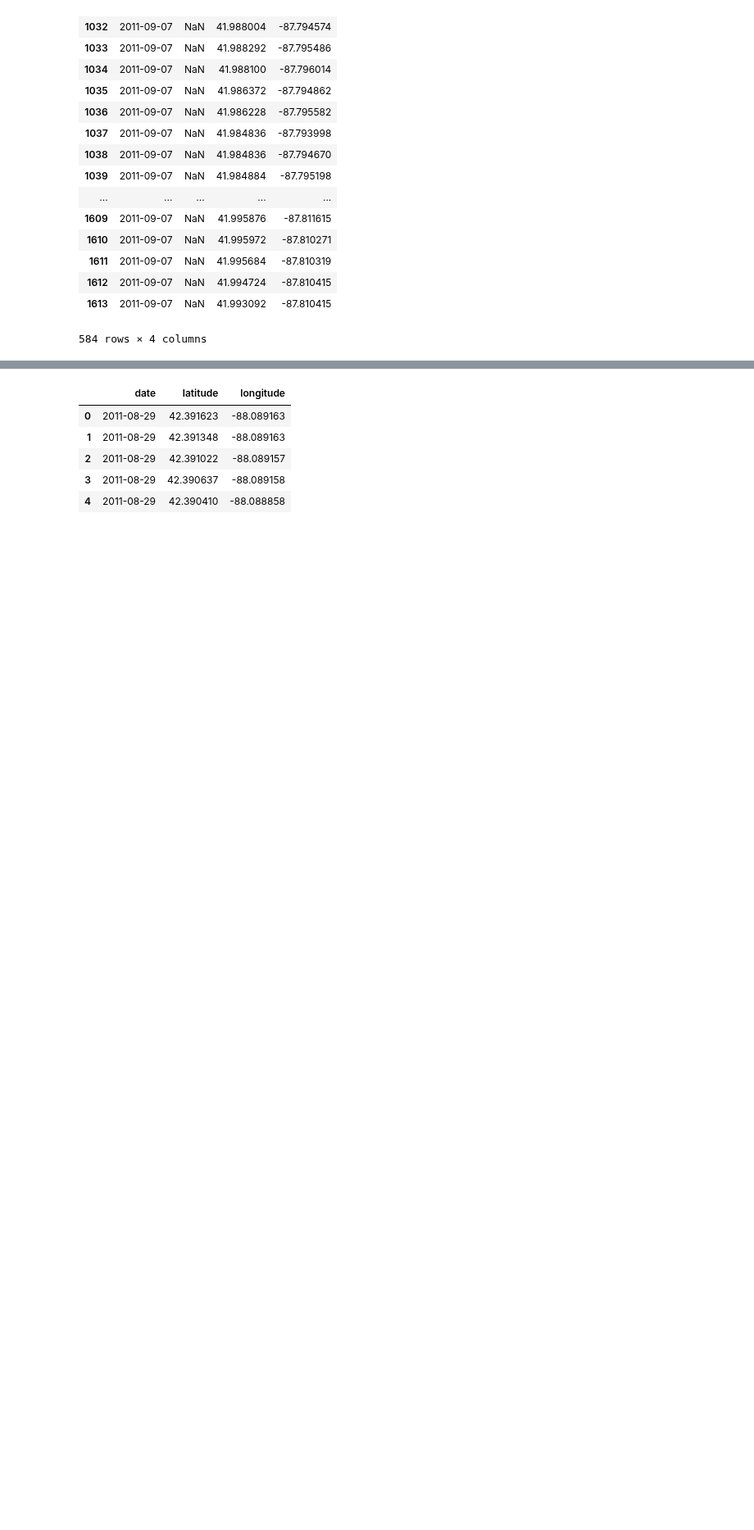
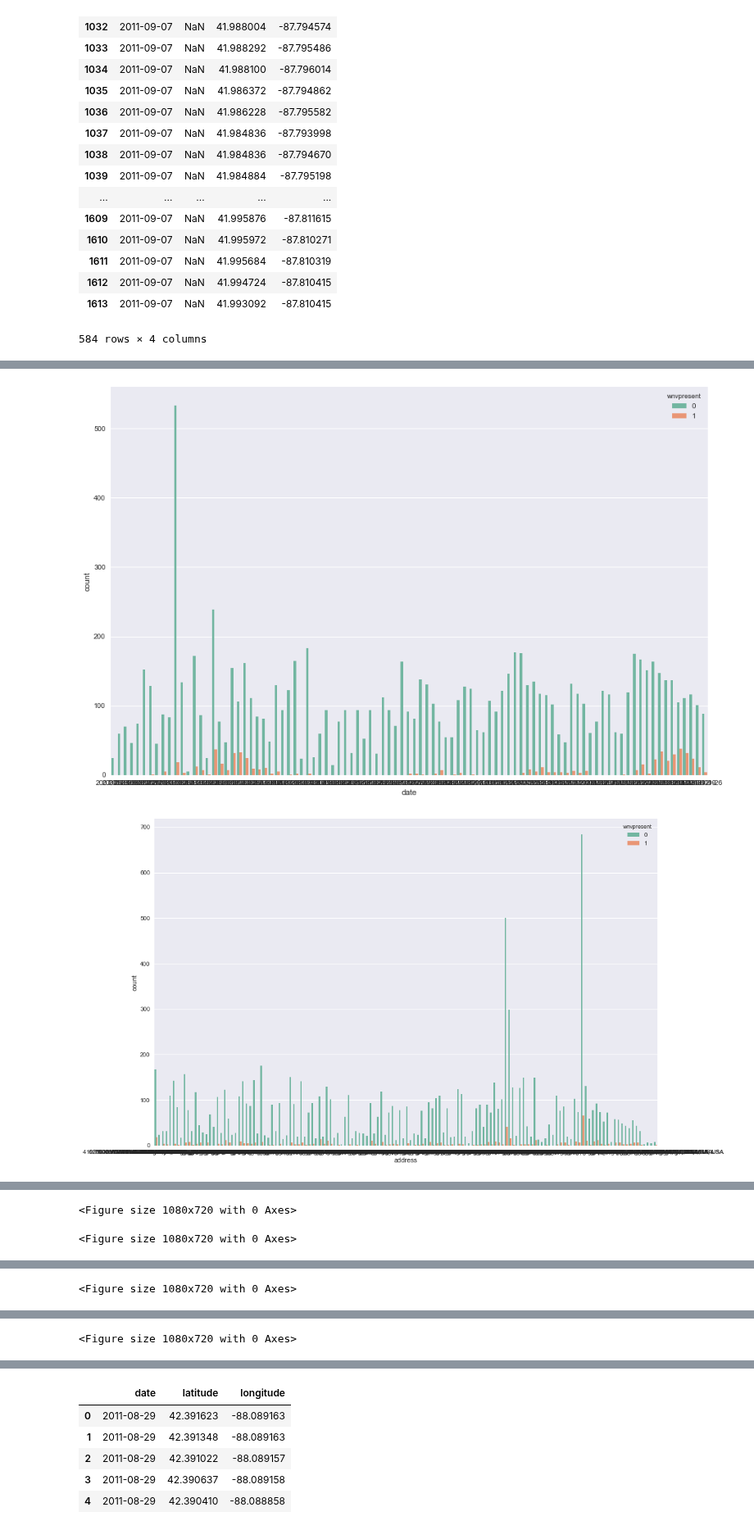
Before and after one commit to bryanco1966/Chicago_West_Nile, a Jupyter notebook: project_work/Exploratory Data Analysis Notebook.ipynb, the cells around one changed output, grey strips where cells are left out. Shown at 82% size. Cells and saved outputs as stored; diff of their text form; code cells hidden in the pictures; blank space fills up the shorter version.

Commit message:
graphs to eda

```diff
--- a/project_work/Exploratory Data Analysis Notebook.ipynb
+++ b/project_work/Exploratory Data Analysis Notebook.ipynb
@@ -89,0 +92,30 @@ spray.drop(columns='time', inplace=True)
+# %%
+# Various graphs based on if WNV is present or not compared to other columns in train dataset
+
+
+# columns for visuals
+col_use=train[['address','date','species','longitude','latitude','block','street','trap',
+               'addressaccuracy','nummosquitos','wnvpresent']]
+
+
+for i, col in enumerate(col_use.columns):
+    try:
+        sns.set(rc={'figure.figsize':(15,10)})
+        plt.figure(figsize=(15,10))
+        plt.figure(i)
+        var1 = col_use[col_use['wnvpresent'] == 1][col]
+        var2 = col_use[col_use['wnvpresent'] != 1][col]
+        plt.hist(var2, histtype='stepfilled', bins=50, normed=False, color='blue', alpha=0.5, label='0: Wnv Negative')
+        plt.hist(var1, histtype='stepfilled', bins=50, normed=False, color='red', alpha=0.5, label='1: Wnv Positive')
+        plt.title("Histogram")
+        plt.xlabel(col)
+        plt.ylabel("Frequency")
+        plt.legend()
+        plt.show();
+    except:
+        sns.set(rc={'figure.figsize':(15,10)})
+        plt.figure(i)
+        sns.countplot(x=col, hue="wnvpresent", data=col_use, palette="Set2");
+# %% [output]
+[figure, added]
+[figure, added]
@@ -89,0 +124,2 @@ spray.drop(columns='time', inplace=True)
+<Figure size 1080x720 with 0 Axes>
+<Figure size 1080x720 with 0 Axes>
@@ -89,0 +127 @@ spray.drop(columns='time', inplace=True)
+<Figure size 1080x720 with 0 Axes>
@@ -89,0 +129 @@ spray.drop(columns='time', inplace=True)
+<Figure size 1080x720 with 0 Axes>
```
Also changed, not shown: parts of 10 cells of this notebook, 4 other files.
